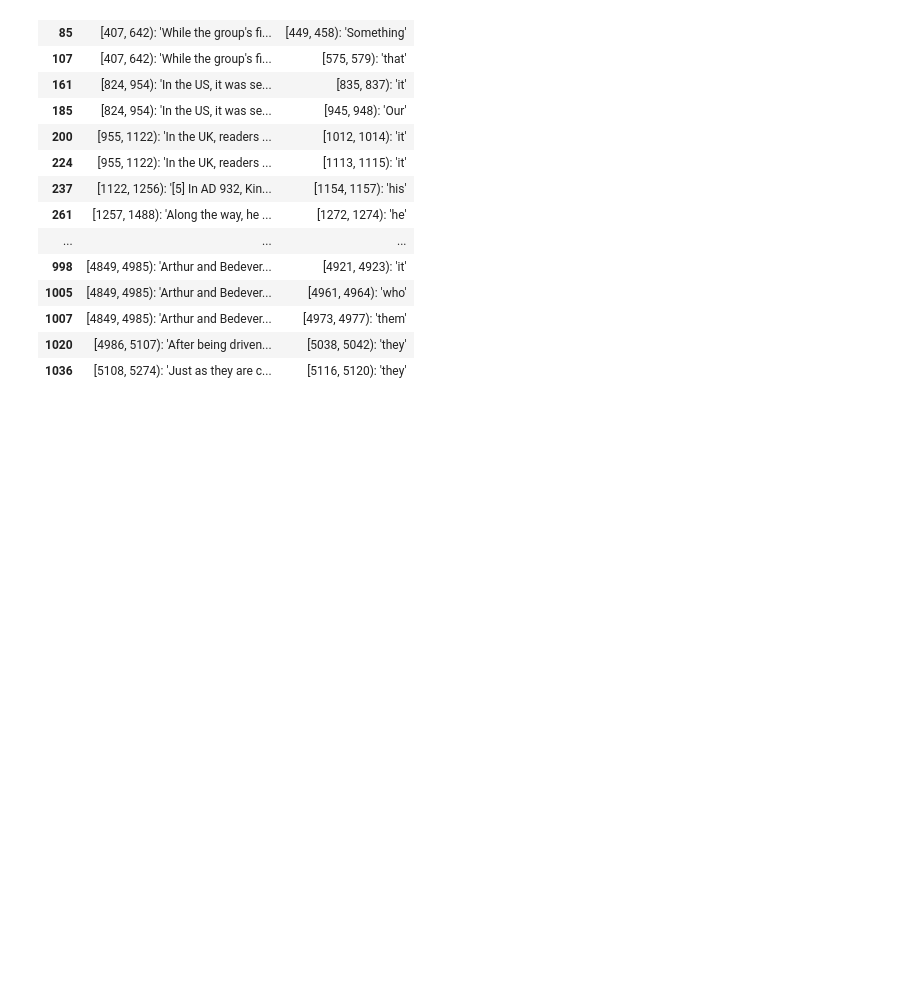
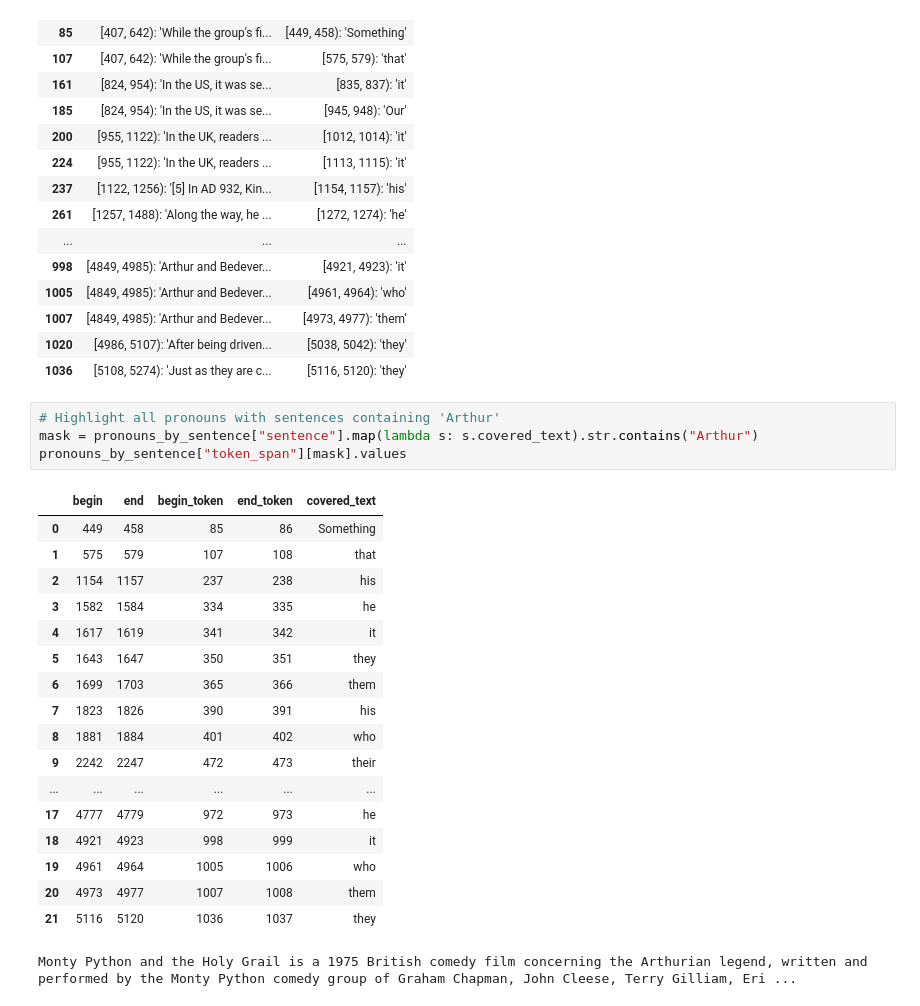
Before and after one commit to CODAIT/text-extensions-for-pandas, a Jupyter notebook: notebooks/Watson_NLU_Demo.ipynb, the cells around one changed output. Saved outputs shown, nothing was run; the diff lists cells and outputs as text; blank space fills up the shorter version.

```diff
--- a/notebooks/Watson_NLU_Demo.ipynb
+++ b/notebooks/Watson_NLU_Demo.ipynb
@@ -247,6 +250,29 @@ pronouns_by_sentence
 | 1007 | [4849, 4985): 'Arthur and Bedever... | [4973, 4977): 'them' |
 | 1020 | [4986, 5107): 'After being driven... | [5038, 5042): 'they' |
 | 1036 | [5108, 5274): 'Just as they are c... | [5116, 5120): 'they' |
+# %%
+# Highlight all pronouns with sentences containing 'Arthur'
+mask = pronouns_by_sentence["sentence"].map(lambda s: s.covered_text).str.contains("Arthur")
+pronouns_by_sentence["token_span"][mask].values
+# %% [output]
+|  | begin | end | begin_token | end_token | covered_text |
+| 0 | 449 | 458 | 85 | 86 | Something |
+| 1 | 575 | 579 | 107 | 108 | that |
+| 2 | 1154 | 1157 | 237 | 238 | his |
+| 3 | 1582 | 1584 | 334 | 335 | he |
+| 4 | 1617 | 1619 | 341 | 342 | it |
+| 5 | 1643 | 1647 | 350 | 351 | they |
+| 6 | 1699 | 1703 | 365 | 366 | them |
+| 7 | 1823 | 1826 | 390 | 391 | his |
+| 8 | 1881 | 1884 | 401 | 402 | who |
+| 9 | 2242 | 2247 | 472 | 473 | their |
+| ... | ... | ... | ... | ... | ... |
+| 17 | 4777 | 4779 | 972 | 973 | he |
+| 18 | 4921 | 4923 | 998 | 999 | it |
+| 19 | 4961 | 4964 | 1005 | 1006 | who |
+| 20 | 4973 | 4977 | 1007 | 1008 | them |
+| 21 | 5116 | 5120 | 1036 | 1037 | they |
+Monty Python and the Holy Grail is a 1975 British comedy film concerning the Arthurian legend, written and performed by the Monty Python comedy group of Graham Chapman, John Cleese, Terry Gilliam, Eri ...
 # %%
 # How would the previous cell look if the tokens and sentences weren't pre-joined?
 pronouns = syntax[syntax["part_of_speech"] == "PRON"]["token_span"]
```
Also changed, not shown: parts of 24 cells of this notebook.
